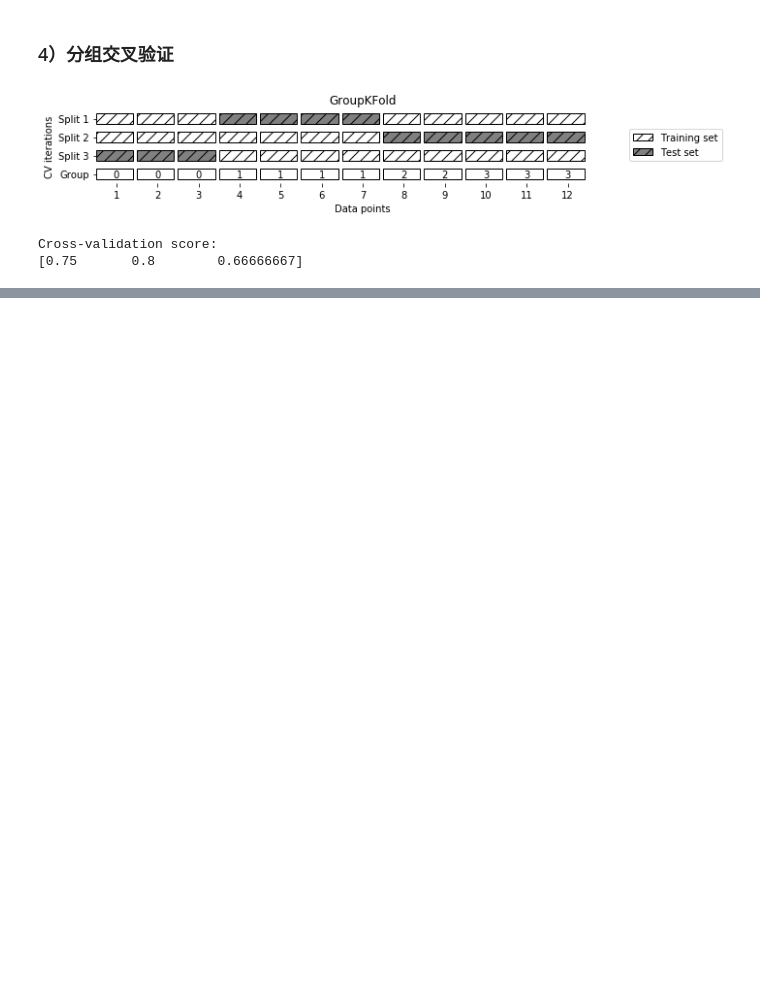
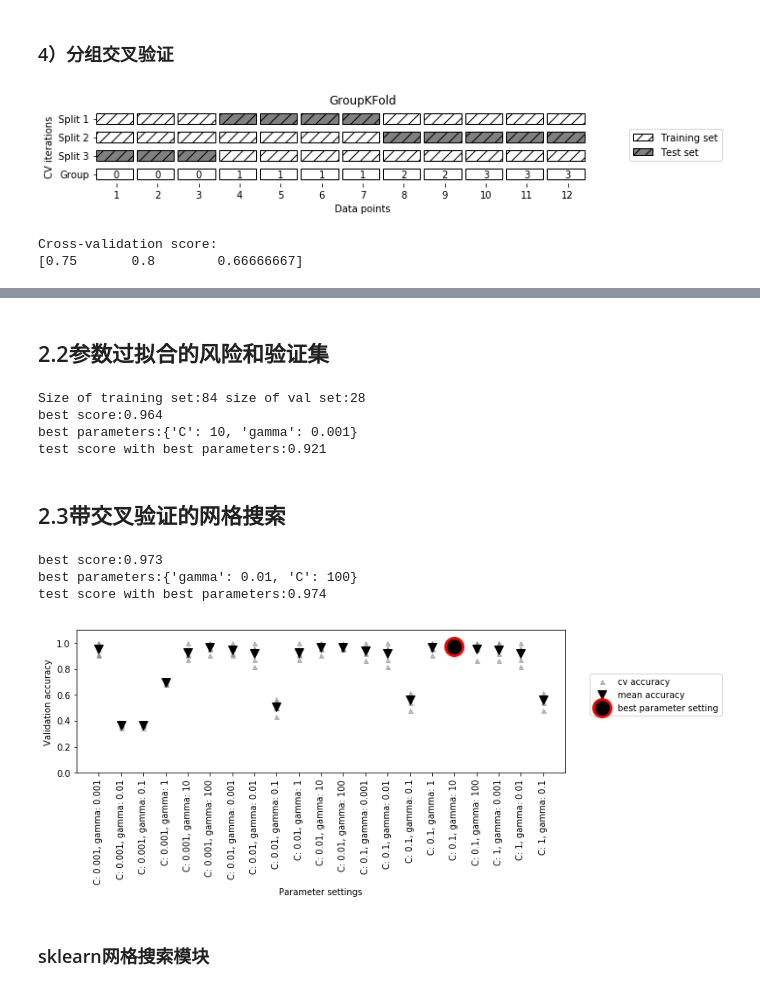
Before and after one commit to TyrionZK/python_ml, a Jupyter notebook: chapter 5 model-evaluation-and-improvement.ipynb, the cells around one changed output, grey strips where cells are left out. Drawn from its saved outputs; the diff is of its cells as text; code cells hidden in the pictures; blank space fills up the shorter version.

```diff
--- a/chapter 5 model-evaluation-and-improvement.ipynb
+++ b/chapter 5 model-evaluation-and-improvement.ipynb
@@ -112,0 +141,70 @@ Cross-validation score:
+# %% [markdown]
+## 2.2参数过拟合的风险和验证集
+# %%
+#训练集：构建模型  验证集（开发集）：选择模型参数  测试集：评估所选参数性能
+
+from sklearn.svm import SVC
+
+X_trainval,X_test,y_trainval,y_test=train_test_split(iris.data,iris.target,random_state=0)
+X_train,X_val,y_train,y_val=train_test_split(X_trainval,y_trainval,random_state=1)
+print("Size of training set:{} size of val set:{}".format(X_train.shape[0],X_val.shape[0]))
+
+best_score=0
+best_parameters={}
+
+for gamma in [0.001,0.01,0.1,1,10,100]:
+    for C in [0.001,0.01,0.1,1,10,100]:
+        #对每一种参数组合都训练一个SVC
+        svm=SVC(gamma=gamma,C=C)
+        svm.fit(X_train,y_train)
+        #测试集上评估
+        score=svm.score(X_val,y_val)
+        #如果得到了更高的分数，则保存该分数和对应的参数
+        if score>best_score:
+            best_score=score
+            best_parameters={'C':C,'gamma':gamma}
+
+svm=SVC(**best_parameters)
+svm.fit(X_trainval,y_trainval)
+test_score=svm.score(X_test,y_test)
+
+print("best score:{:.3f}".format(best_score))
+print("best parameters:{}".format(best_parameters))
+print("test score with best parameters:{:.3f}".format(test_score))
+# %% [output]
+Size of training set:84 size of val set:28
+best score:0.964
+best parameters:{'C': 10, 'gamma': 0.001}
+test score with best parameters:0.921
+# %% [markdown]
+## 2.3带交叉验证的网格搜索
+# %%
+#交叉验证：消除在分训练集与验证集时数据敏感性
+
+import numpy as np
+
+for gamma in [0.001,0.01,0.1,1,10,100]:
+    for C in [0.001,0.01,0.1,1,10,100]:
+        svm=SVC(gamma=gamma,C=C)
+        scores=cross_val_score(svm,X_trainval,y_trainval,cv=5)
+        score=np.mean(scores)
+        if score>best_score:
+            best_score=score
+            best_parameters={'gamma':gamma,'C':C}
+svm=SVC(**best_parameters)
+svm.fit(X_trainval,y_trainval)
+test_score=svm.score(X_test,y_test)
+
+print("best score:{:.3f}".format(best_score))
+print("best parameters:{}".format(best_parameters))
+print("test score with best parameters:{:.3f}".format(test_score))
+# %% [output]
+best score:0.973
+best parameters:{'gamma': 0.01, 'C': 100}
+test score with best parameters:0.974
+# %%
+mglearn.plots.plot_cross_val_selection()
+# %% [output]
+[figure, added]
+# %% [markdown]
+### sklearn网格搜索模块
```
Also changed, not shown: parts of 51 cells of this notebook, 2 other files.
